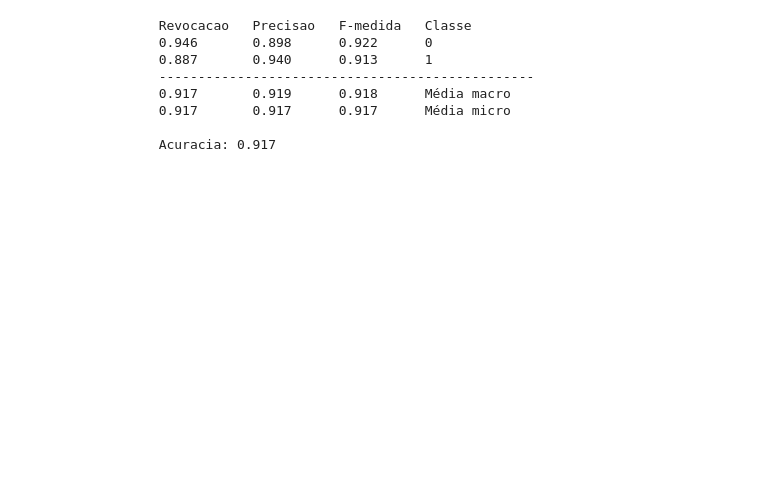
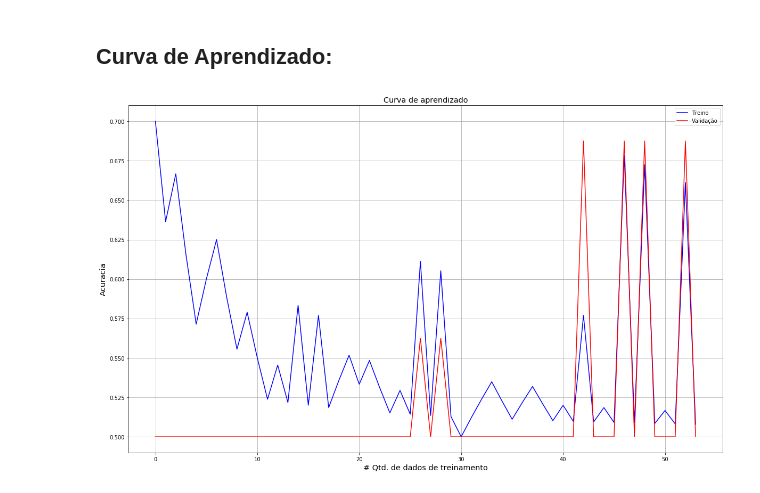
Before and after one commit to carolineap/am, a Jupyter notebook: rnn.ipynb, the cells around one changed output. Drawn from its saved outputs; the diff is of its cells as text; code cells hidden in the pictures; blank space fills up the shorter version.

```diff
--- a/rnn.ipynb
+++ b/rnn.ipynb
@@ -159,5 +220,5 @@ def gridSearch(X, Y ,Xval, Yval):
 # %%
-def redes_neurais (Xtrain, Ytrain, lambda_rnn):
+def redes_neurais (Xtrain, Ytrain, lambda_rnn, maxIter = 500):
 
     input_layer_size  = Xtrain.shape[1]  # 20x20 dimensao das imagens de entrada
     hidden_layer_size = int((input_layer_size + 2)*2/3)
@@ -174,13 +235,11 @@ def redes_neurais (Xtrain, Ytrain, lambda_rnn):
     # concatena os pesos em um único vetor
     initial_rna_params = np.concatenate([np.ravel(Theta1), np.ravel(Theta2)])
 
-    MaxIter = 5000
-
     #lamba_reg = 1
 
     # Minimiza a funcao de custo
     result = scipy.optimize.minimize(fun=funcaoCusto_backp, x0=initial_rna_params, args=(input_layer_size, hidden_layer_size, num_labels, Xtrain, Ytrain,True,lambda_rnn),
-                    method='TNC', jac=True, options={'maxiter': MaxIter})
+                    method='TNC', jac=True, options={'maxiter': maxIter})
 
     # Coleta os pesos retornados pela função de minimização
     nn_params = result.x
@@ -193,6 +254,10 @@ def redes_neurais (Xtrain, Ytrain, lambda_rnn):
 # %%
 lambda_rnn = gridSearch(Xtrain, Ytrain, Xval, Yval)
-Theta1, Theta2 = redes_neurais(Xtrain, Ytrain, lambda_rnn)
+Theta1, Theta2 = redes_neurais(Xtrain, Ytrain, lambda_rnn, maxIter = 500)
+
 Ypred, acuracia = predicao(Theta1, Theta2, Xval, Yval)
 print("Acurácia é "+ str(acuracia*100))
+
+classes = np.unique(Y)
+auxResults = anl.relatorioDesempenho(Yval, Ypred, classes, imprimeRelatorio=True)
 # %% [output]
@@ -200,17 +274,7 @@ Acurácia é 91.75
-# %%
-classes = np.unique(Y)
-auxResults = anl.relatorioDesempenho(Yval, Ypred, classes, imprimeRelatorio=True)
-# %% [output]
-        Revocacao   Precisao   F-medida   Classe
-        0.946       0.898      0.922      0
-        0.887       0.940      0.913      1
-        ------------------------------------------------
-        0.917       0.919      0.918      Média macro
-        0.917       0.917      0.917      Média micro
-
-        Acuracia: 0.917
+# %% [markdown]
+## Curva de Aprendizado:
 # %%
-def curva_aprendizado(X, Y, Xval, Yval, lambda_rnn):
+def curva_aprendizado(X, Y, Xval, Yval, lambda_rnn, num_iteracoes = 0):
 
     """
     Funcao usada gerar a curva de aprendizado.
@@ -226,23 +290,38 @@ def curva_aprendizado(X, Y, Xval, Yval, lambda_rnn):
 
     Yval : vetor com as classes dos dados de validação
 
+    lambda_rnn : fator de regularização da função de custo
+
+    num_iteracoes : escalar indicando a quantidade de iterações da curva de aprendizado
+
     """
+
+    # Define a quantidade de iteracoes, por padrao, itera por cada amostra da base de treino
+    if (num_iteracoes <= 0 or num_iteracoes > len (Y)):
+        num_iteracoes = len (Y)
 
     # inicializa as listas que guardarao a performance no treinamento e na validacao
     perf_train = []
     perf_val = []
 
+    # Guarda a quantidade de classes da base
     classes = np.unique(Y)
 
-    for i in range(10, len(Y)):
-
-
+    # Itera e executa a Rede Neural com i amostras da base de treino para cada iteracao
+    for i in range(10, len(Y), int (len(Y)/num_iteracoes)):
+        # Executa o treinamento e retorna os thetas
         Theta1, Theta2 = redes_neurais(X[:i], Y[:i], lambda_rnn)
 
+        # Realiza a predição usando a base de treino e retorna a acuracia e as classes preditas
         Ypred, acuracia = predicao(Theta1, Theta2, X[:i], Y[:i])
+
+        # Guarda a acuracia da iteracao usando a base de treino como teste
         perf_train.append(acuracia)
 
+        # Realiza a predição usando a base de teste e retorna a acuracia e as classes preditas
         Ypred, acuracia = predicao(Theta1, Theta2, Xval, Yval)
+
+        # Guarda a acuracia da iteracao usando a base de validacao como teste
         perf_val.append(acuracia)
 
 
@@ -274,3 +351,10 @@ def curva_aprendizado(X, Y, Xval, Yval, lambda_rnn):
+# %%
+# lambda_rnn = fator de regularizacao da rede neural
+# num_iteracoes = numero de iteracoes da curva de aprendizado, por padrao e igual ao numero de amostras da base
+lambda_rnn = 10
+curva_aprendizado(Xtrain, Ytrain, Xval, Yval, lambda_rnn, num_iteracoes = 100)
+# %% [output]
+[figure, added]
 # %%
 import k_folds as kf
 
```
Also changed, not shown: parts of 21 cells of this notebook, 1 other file.
